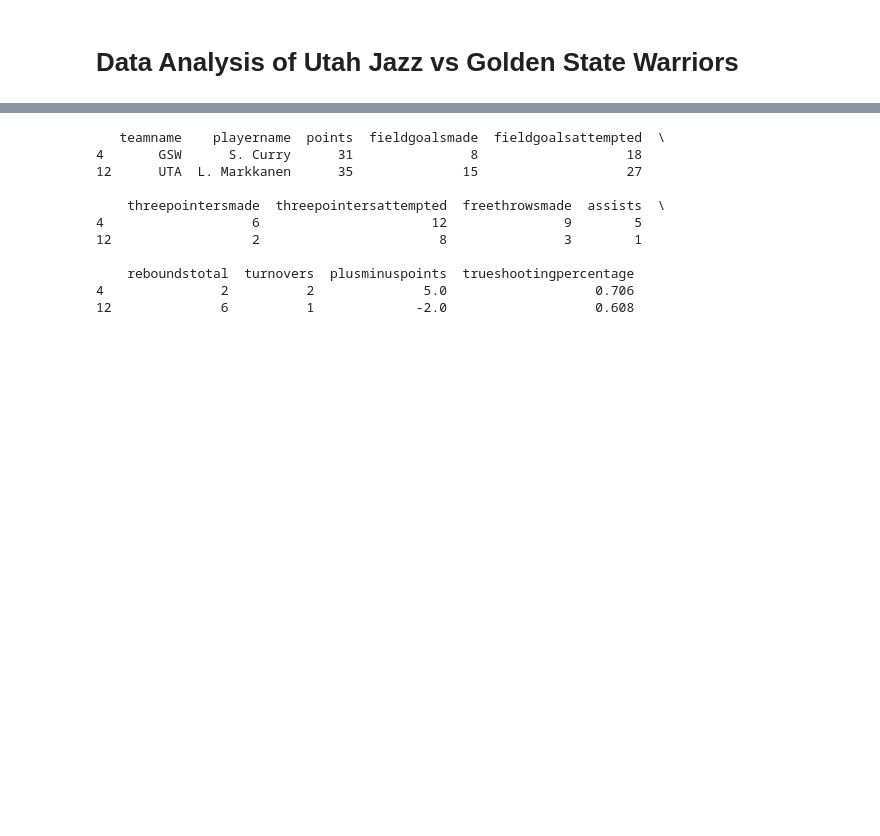
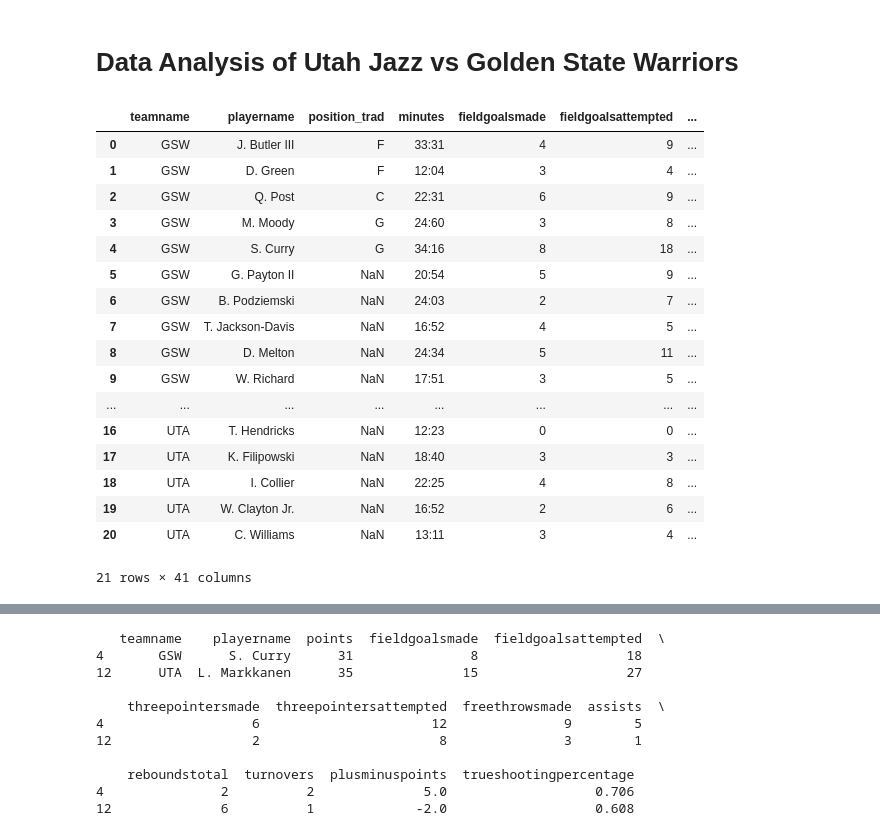
Before and after one commit to biiipin/analysis_nbagame, a Jupyter notebook: data_analysis.ipynb, the cells around one changed output, grey strips where cells are left out. Cells and saved outputs as stored; diff of their text form; code cells hidden in the pictures; blank space fills up the shorter version.

```diff
--- a/data_analysis.ipynb
+++ b/data_analysis.ipynb
@@ -13,3 +13,24 @@ team_adv=pd.read_csv('team_advanced_stats.csv')
 player=pd.merge(player_trad, player_adv, on=['nameI', 'teamName'], how='left', suffixes=('_trad', '_adv'))
 # %%
 team=pd.merge(team_trad, team_adv, on=['teamName'], how='inner', suffixes=('_trad', '_adv'))
+# %%
+player
+# %% [output]
+|  | teamname | playername | position_trad | minutes | fieldgoalsmade | fieldgoalsattempted | ... |
+| 0 | GSW | J. Butler III | F | 33:31 | 4 | 9 | ... |
+| 1 | GSW | D. Green | F | 12:04 | 3 | 4 | ... |
+| 2 | GSW | Q. Post | C | 22:31 | 6 | 9 | ... |
+| 3 | GSW | M. Moody | G | 24:60 | 3 | 8 | ... |
+| 4 | GSW | S. Curry | G | 34:16 | 8 | 18 | ... |
+| 5 | GSW | G. Payton II | NaN | 20:54 | 5 | 9 | ... |
+| 6 | GSW | B. Podziemski | NaN | 24:03 | 2 | 7 | ... |
+| 7 | GSW | T. Jackson-Davis | NaN | 16:52 | 4 | 5 | ... |
+| 8 | GSW | D. Melton | NaN | 24:34 | 5 | 11 | ... |
+| 9 | GSW | W. Richard | NaN | 17:51 | 3 | 5 | ... |
+| ... | ... | ... | ... | ... | ... | ... | ... |
+| 16 | UTA | T. Hendricks | NaN | 12:23 | 0 | 0 | ... |
+| 17 | UTA | K. Filipowski | NaN | 18:40 | 3 | 3 | ... |
+| 18 | UTA | I. Collier | NaN | 22:25 | 4 | 8 | ... |
+| 19 | UTA | W. Clayton Jr. | NaN | 16:52 | 2 | 6 | ... |
+| 20 | UTA | C. Williams | NaN | 13:11 | 3 | 4 | ... |
+21 rows × 41 columns
```
Also changed, not shown: parts of 11 cells of this notebook.
